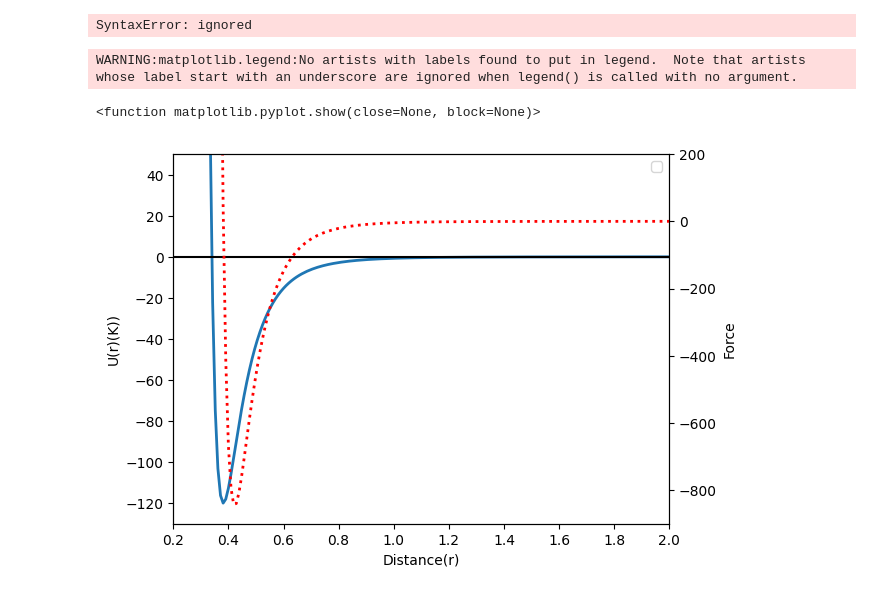
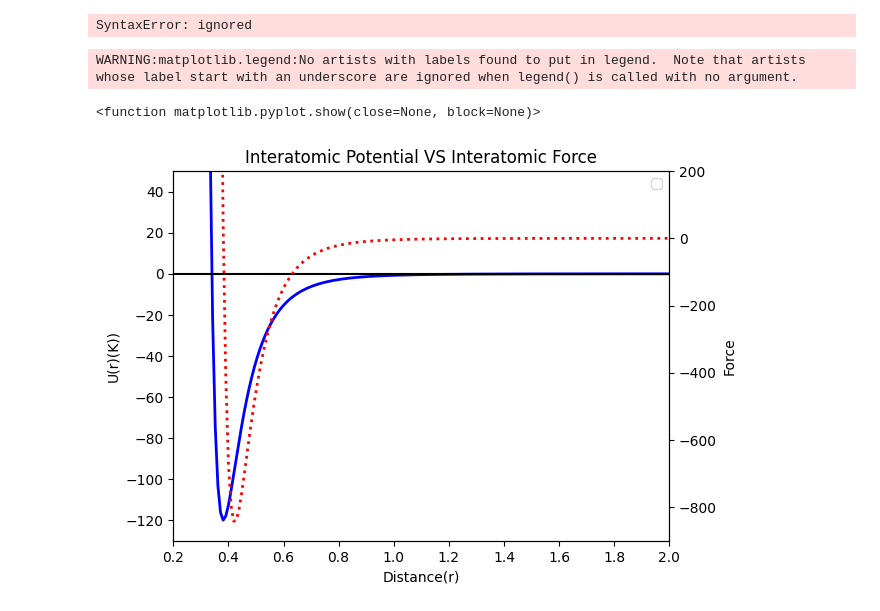
Before and after one commit to huliyao1115/Hello-world, a Jupyter notebook: Untitled16.ipynb, the cells around one changed output. Cells and saved outputs as stored; diff of their text form; code cells hidden in the pictures.

```diff
--- a/Untitled16.ipynb
+++ b/Untitled16.ipynb
@@ -41,32 +41,34 @@ U = (result_b/r**12-result_a/r**6)
 # Interatomic Force
 F = (12*result_b/r**13)-6*result_a/r**7
 
 
 
-line1 = plt.plot(r,U,lw=2)
+line1 = plt.plot(r,U,lw=2,color='blue',label="LJ Potential")
 plt.xlim(0.2,2)
 plt.ylim(-130,50)
 plt.axhline(y=0, color='black')
 plt.xlabel("Distance(r)")
 plt.ylabel("U(r)(K))")
+plt.axvline(x=3, color='orange', linestyle='--')
 
 
 plt.twinx( )
 line2= plt.plot(r,F,ls=':',lw=2,color='red')
 plt.xlim(0.2,2)
 plt.ylim(-900,200)
 plt.ylabel("Force")
+plt.title("Interatomic Potential VS Interatomic Force")
 
 # jump through some hoops to get the both line's labels in the same legend:
 handles = [line1, line2]
 lines = line1 + line2
 labels= [ ]
 for line in lines:
   labels.append (line.get_label())
 
 plt.legend ()
 plt.show
 # %% [output]
 WARNING:matplotlib.legend:No artists with labels found to put in legend.  Note that artists whose label start with an underscore are ignored when legend() is called with no argument.
 <function matplotlib.pyplot.show(close=None, block=None)>
-[figure, old version]
+[figure, new version]
```
